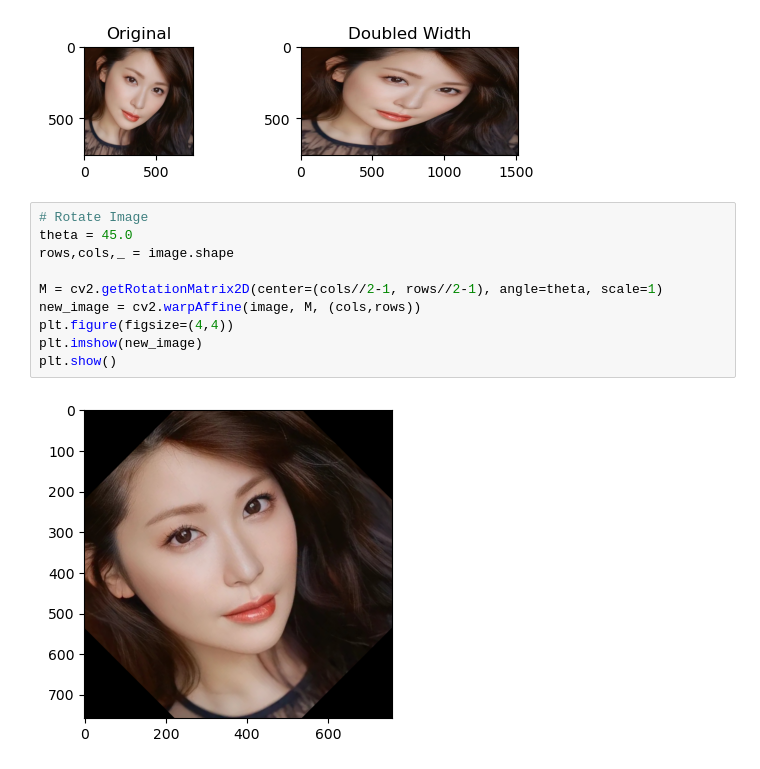
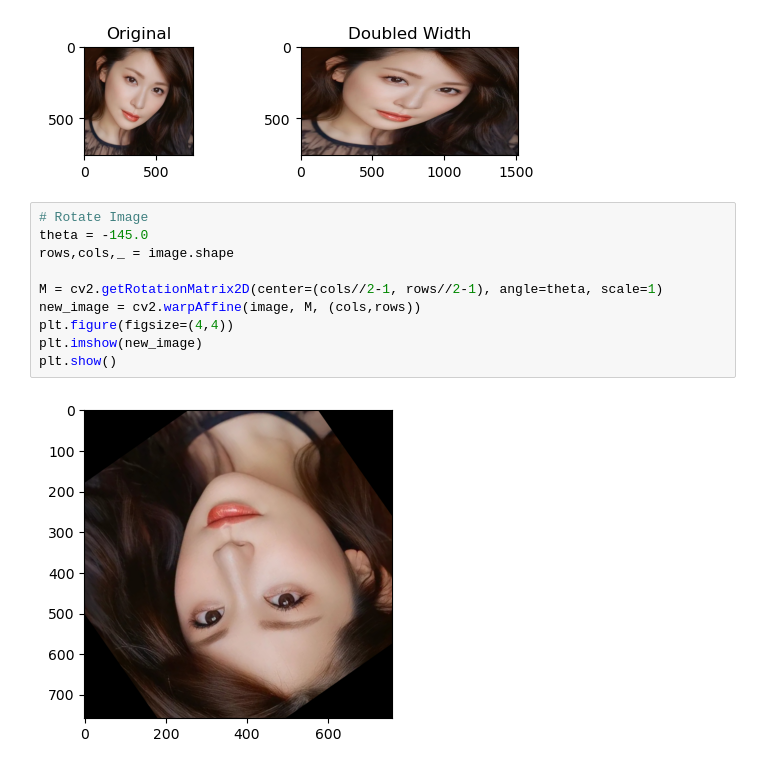
Before and after one commit to HoTaeWang/python_snippets, a Jupyter notebook: ComputerVisionYProcessing/transform_image_pil.ipynb, the cells around one changed output. Saved outputs shown, nothing was run; the diff lists cells and outputs as text.

```diff
--- a/ComputerVisionYProcessing/transform_image_pil.ipynb
+++ b/ComputerVisionYProcessing/transform_image_pil.ipynb
@@ -46,13 +46,13 @@ plt.show()
 [figure]
 # %%
 # Rotate Image
-theta = 45.0
+theta = -145.0
 rows,cols,_ = image.shape
 
 M = cv2.getRotationMatrix2D(center=(cols//2-1, rows//2-1), angle=theta, scale=1)
 new_image = cv2.warpAffine(image, M, (cols,rows))
 plt.figure(figsize=(4,4))
 plt.imshow(new_image)
 plt.show()
 # %% [output]
-[figure, old version]
+[figure, new version]
```
Also changed, not shown: 1 other file.
